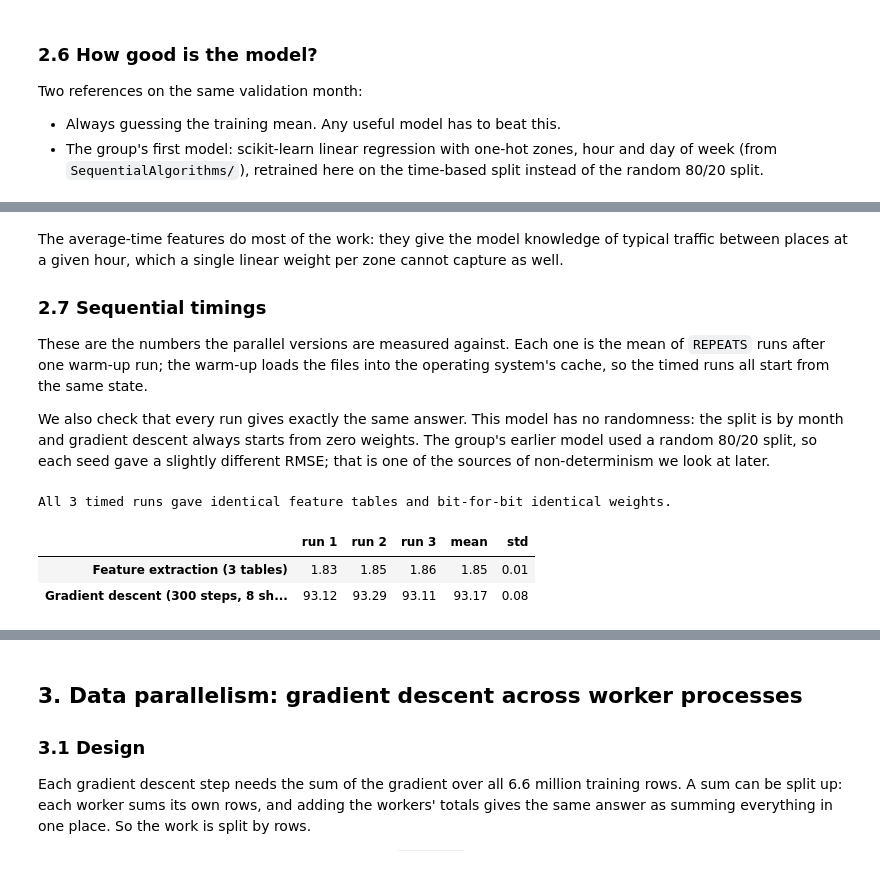
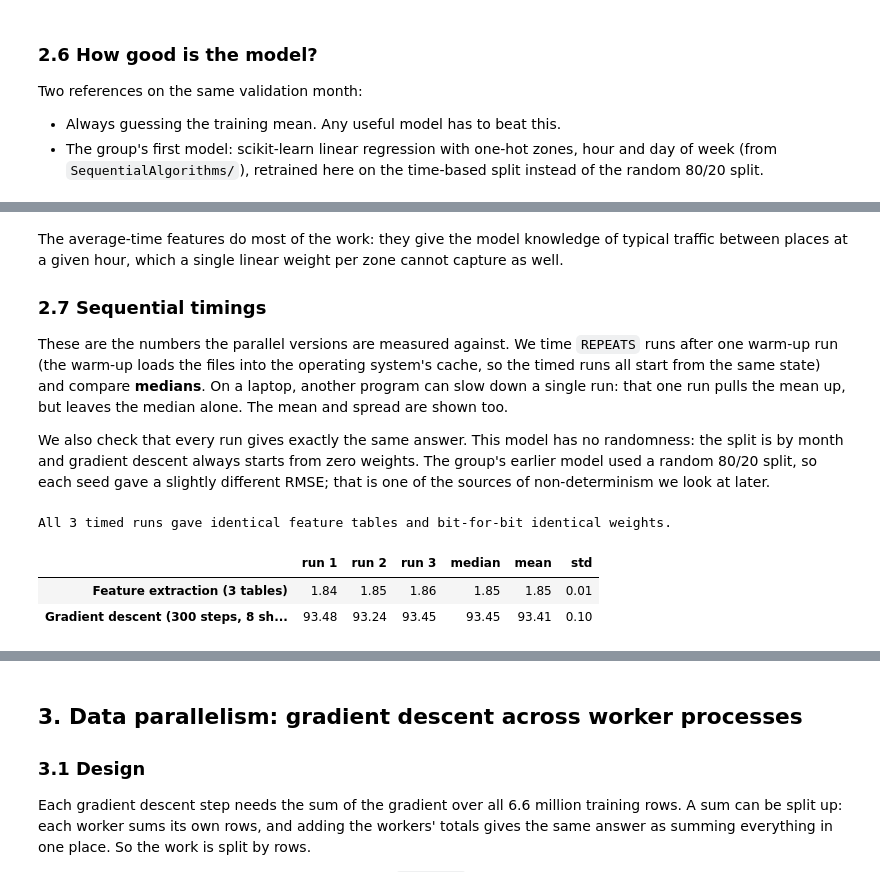
Before and after one commit to wmcclean06/G12-Poster, a Jupyter notebook: Trip_Duration.ipynb, the cells around one changed output, grey strips where cells are left out. Cells and saved outputs as stored; diff of their text form; code cells hidden in the pictures.

```diff
--- a/Trip_Duration.ipynb
+++ b/Trip_Duration.ipynb
@@ -768,8 +774,9 @@ linear weight per zone cannot capture as well.
 
 ### 2.7 Sequential timings
 
-These are the numbers the parallel versions are measured against. Each one is the mean of `REPEATS` runs after one warm-up run;
-the warm-up loads the files into the operating system's cache, so the timed runs all start from the same state.
+These are the numbers the parallel versions are measured against. We time `REPEATS` runs after one warm-up run (the warm-up loads the
+files into the operating system's cache, so the timed runs all start from the same state) and compare **medians**. On a laptop, another
+program can slow down a single run: that one run pulls the mean up, but leaves the median alone. The mean and spread are shown too.
 
 We also check that every run gives exactly the same answer. This model has no randomness: the split is by month and gradient descent always starts
 from zero weights. The group's earlier model used a random 80/20 split, so each seed gave a slightly different RMSE; that is one of the sources of
@@ -777,34 +784,34 @@ non-determinism we look at later.
 # %%
 def time_it(fn, repeats=REPEATS):
     """Run fn once to warm up, then time the next `repeats` runs. Returns the times and each run's result."""
     fn()
     times, outputs = [], []
     for _ in range(repeats):
         start = time.perf_counter()
         outputs.append(fn())
         times.append(time.perf_counter() - start)
     return times, outputs
 
 
 table_times, table_runs = time_it(extract_feature_tables)
 gd_times, gd_runs = time_it(lambda: train_gd(SHARDS))
 
 # Every timed run must match the first results from 2.2 and 2.4 exactly, not just closely
 assert all(run[name].equals(tables[name]) for run in table_runs for name in tables)
 assert all(np.array_equal(w, w_seq) and b == b_seq for w, b, _ in gd_runs)
 print(f"All {REPEATS} timed runs gave identical feature tables and bit-for-bit identical weights.")
 
 SEQUENTIAL_TIMES = {
     "Feature extraction (3 tables)": table_times,
     f"Gradient descent ({STEPS} steps, {N_SHARDS} shards)": gd_times,
 }
 pd.DataFrame(SEQUENTIAL_TIMES, index=[f"run {i + 1}" for i in range(REPEATS)]).T.assign(
-    mean=lambda t: t.mean(axis=1), std=lambda t: t.std(axis=1)).round(2)
+    median=lambda t: t.median(axis=1), mean=lambda t: t.mean(axis=1), std=lambda t: t.std(axis=1)).round(2)
 # %% [output]
 All 3 timed runs gave identical feature tables and bit-for-bit identical weights.
-|  | run 1 | run 2 | run 3 | mean | std |
-| Feature extraction (3 tables) | 1.83 | 1.85 | 1.86 | 1.85 | 0.01 |
-| Gradient descent (300 steps, 8 sh... | 93.12 | 93.29 | 93.11 | 93.17 | 0.08 |
+|  | run 1 | run 2 | run 3 | median | mean | std |
+| Feature extraction (3 tables) | 1.84 | 1.85 | 1.86 | 1.85 | 1.85 | 0.01 |
+| Gradient descent (300 steps, 8 sh... | 93.48 | 93.24 | 93.45 | 93.45 | 93.41 | 0.10 |
 # %%
 # Saved so later sections, and the poster, use the same baseline numbers
 baseline = {"w": w_seq.tolist(), "b": float(b_seq),
```
Also changed, not shown: parts of 32 cells of this notebook, 6 other files.
